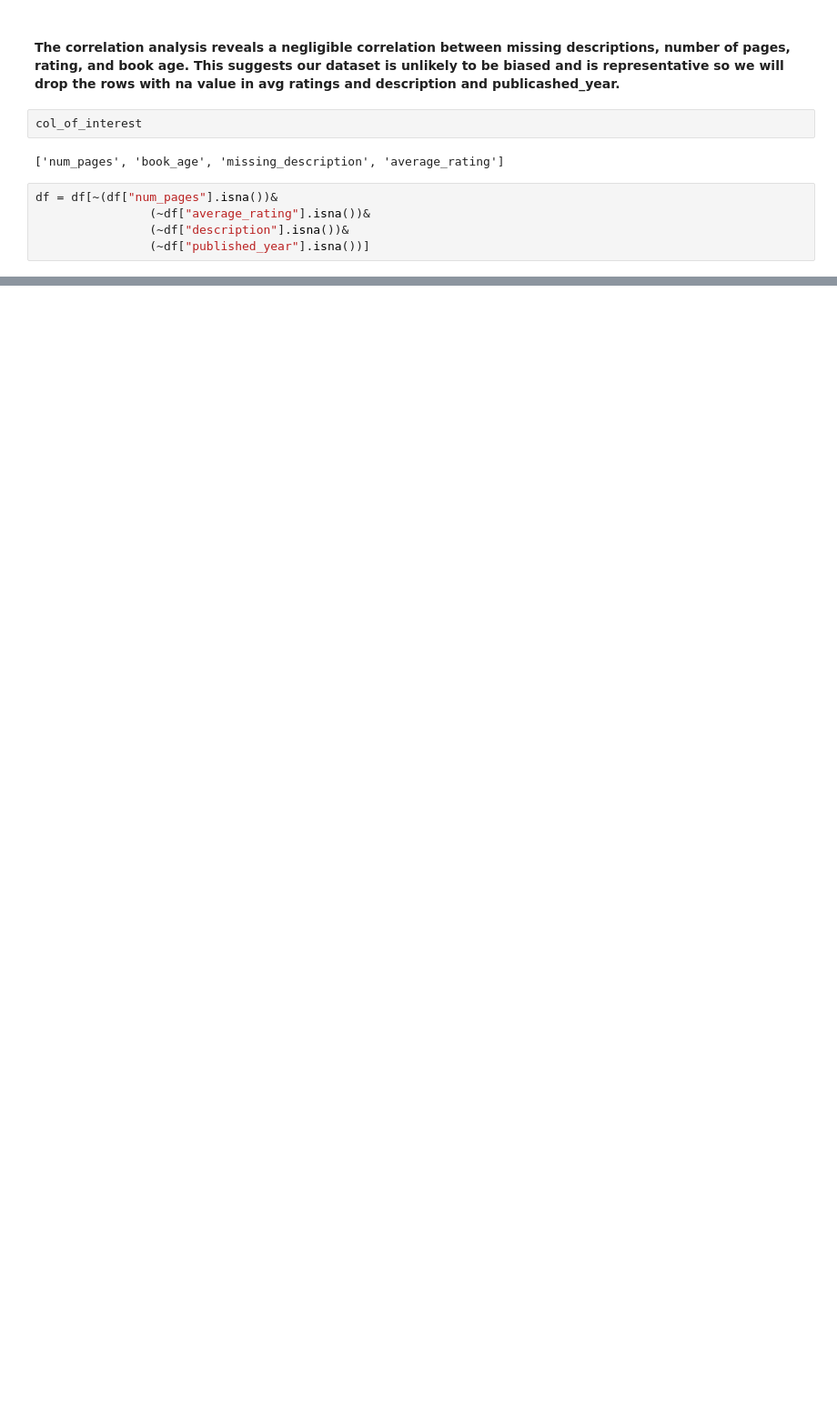
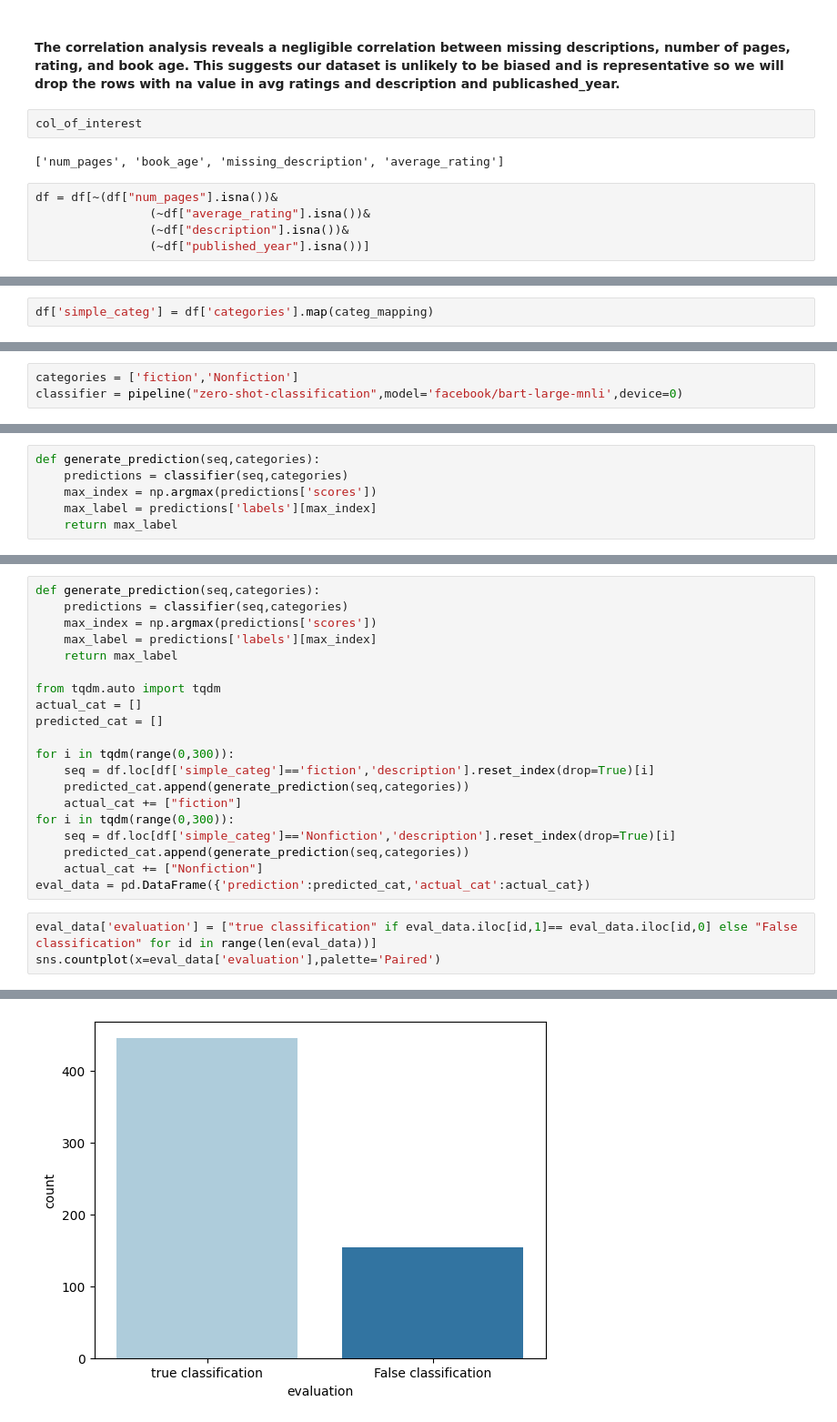
Before and after one commit to YassineSdk/Semantic-book-recommendation, a Jupyter notebook: semantic-book-recommender.ipynb, the cells around one changed output, grey strips where cells are left out. Shown at 91% size. Saved outputs shown, nothing was run; the diff lists cells and outputs as text; blank space fills up the shorter version.

```diff
--- a/semantic-book-recommender.ipynb
+++ b/semantic-book-recommender.ipynb
@@ -144,0 +426,2 @@ df.head()
+# %%
+df['simple_categ'] = df['categories'].map(categ_mapping)
@@ -144,0 +449,3 @@ df.head()
+# %%
+categories = ['fiction','Nonfiction']
+classifier = pipeline("zero-shot-classification",model='facebook/bart-large-mnli',device=0)
@@ -144,0 +454,6 @@ df.head()
+# %%
+def generate_prediction(seq,categories):
+    predictions = classifier(seq,categories)
+    max_index = np.argmax(predictions['scores'])
+    max_label = predictions['labels'][max_index]
+    return max_label
@@ -144,0 +471,24 @@ df.head()
+# %%
+def generate_prediction(seq,categories):
+    predictions = classifier(seq,categories)
+    max_index = np.argmax(predictions['scores'])
+    max_label = predictions['labels'][max_index]
+    return max_label
+
+from tqdm.auto import tqdm
+actual_cat = []
+predicted_cat = []
+
+for i in tqdm(range(0,300)):
+    seq = df.loc[df['simple_categ']=='fiction','description'].reset_index(drop=True)[i]
+    predicted_cat.append(generate_prediction(seq,categories))
+    actual_cat += ["fiction"]
+for i in tqdm(range(0,300)):
+    seq = df.loc[df['simple_categ']=='Nonfiction','description'].reset_index(drop=True)[i]
+    predicted_cat.append(generate_prediction(seq,categories))
+    actual_cat += ["Nonfiction"]
+eval_data = pd.DataFrame({'prediction':predicted_cat,'actual_cat':actual_cat})
+# %%
+eval_data['evaluation'] = ["true classification" if eval_data.iloc[id,1]== eval_data.iloc[id,0] else "False classification" for id in range(len(eval_data))]
+sns.countplot(x=eval_data['evaluation'],palette='Paired')
+# %% [output]
@@ -144,0 +496 @@ df.head()
+[figure, added]
```
Also changed, not shown: parts of 54 cells of this notebook.
